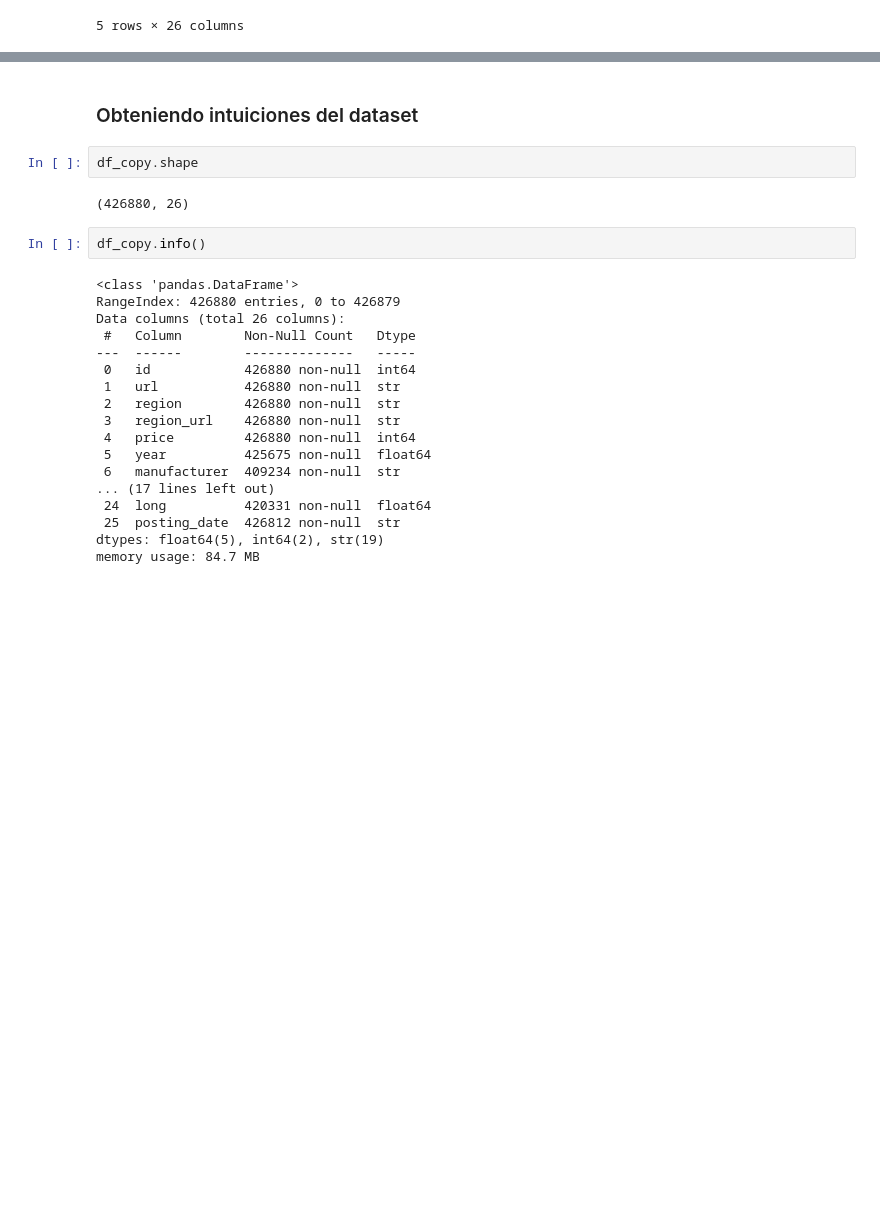
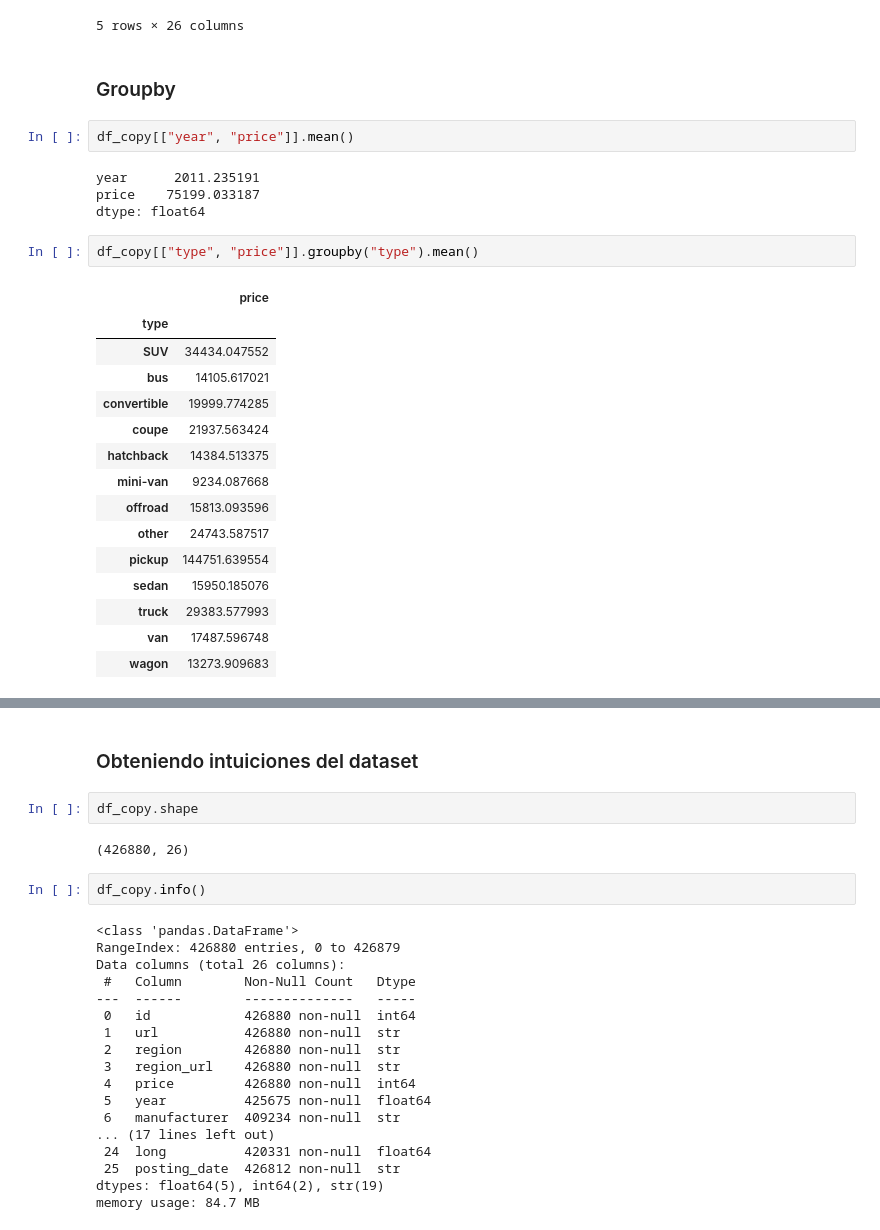
Before and after one commit to Fernando-ML-VC/Proyect-2-Used-Cars-Price, a Jupyter notebook: Used-Cars-Price.ipynb, the cells around one changed output, grey strips where cells are left out. Drawn from its saved outputs; the diff is of its cells as text; blank space fills up the shorter version.

```diff
--- a/Used-Cars-Price.ipynb
+++ b/Used-Cars-Price.ipynb
@@ -28,3 +28,29 @@ df_copy.head()
 | 3 | 7222270760 | https://worcester.craigslist.org/... | worcester / central MA | https://worcester.craigslist.org | 1500 | NaN | NaN | NaN | NaN | NaN | ... |
 | 4 | 7210384030 | https://greensboro.craigslist.org... | greensboro | https://greensboro.craigslist.org | 4900 | NaN | NaN | NaN | NaN | NaN | ... |
 5 rows × 26 columns
+# %% [markdown]
+### Groupby
+# %%
+df_copy[["year", "price"]].mean()
+# %% [output]
+year      2011.235191
+price    75199.033187
+dtype: float64
+# %%
+df_copy[["type", "price"]].groupby("type").mean()
+# %% [output]
+|  | price |
+| type |  |
+| SUV | 34434.047552 |
+| bus | 14105.617021 |
+| convertible | 19999.774285 |
+| coupe | 21937.563424 |
+| hatchback | 14384.513375 |
+| mini-van | 9234.087668 |
+| offroad | 15813.093596 |
+| other | 24743.587517 |
+| pickup | 144751.639554 |
+| sedan | 15950.185076 |
+| truck | 29383.577993 |
+| van | 17487.596748 |
+| wagon | 13273.909683 |
```
Also changed, not shown: parts of 12 cells of this notebook.
